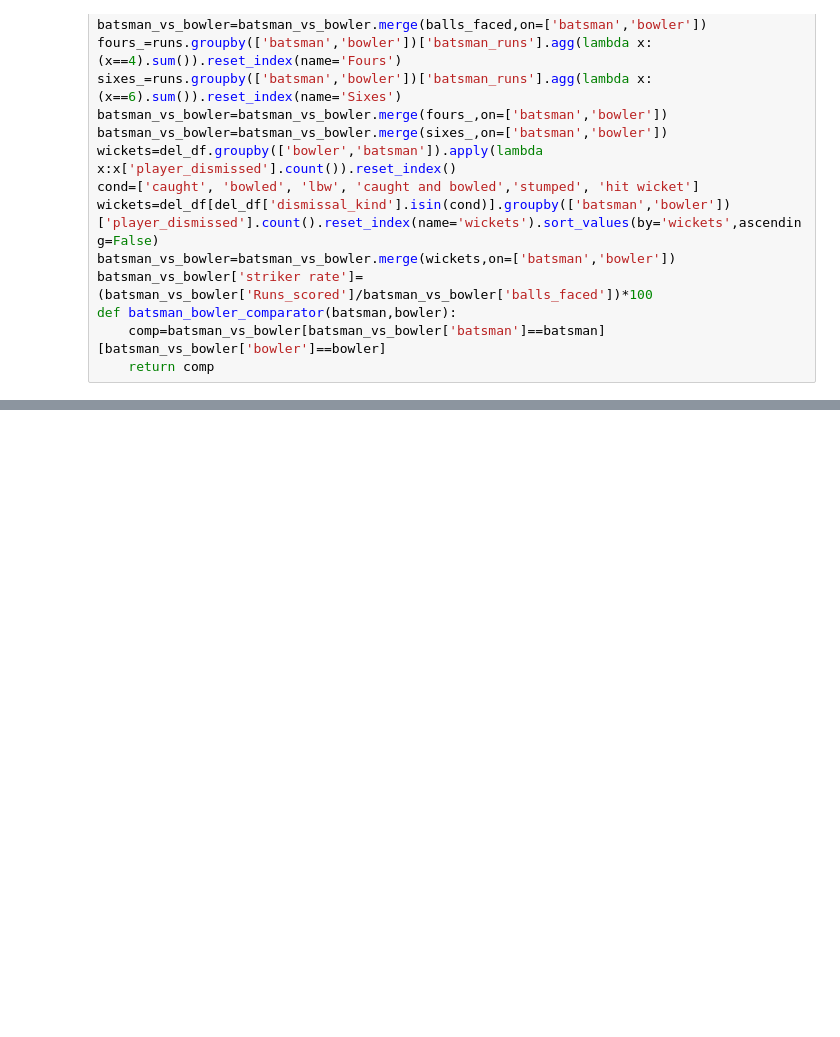
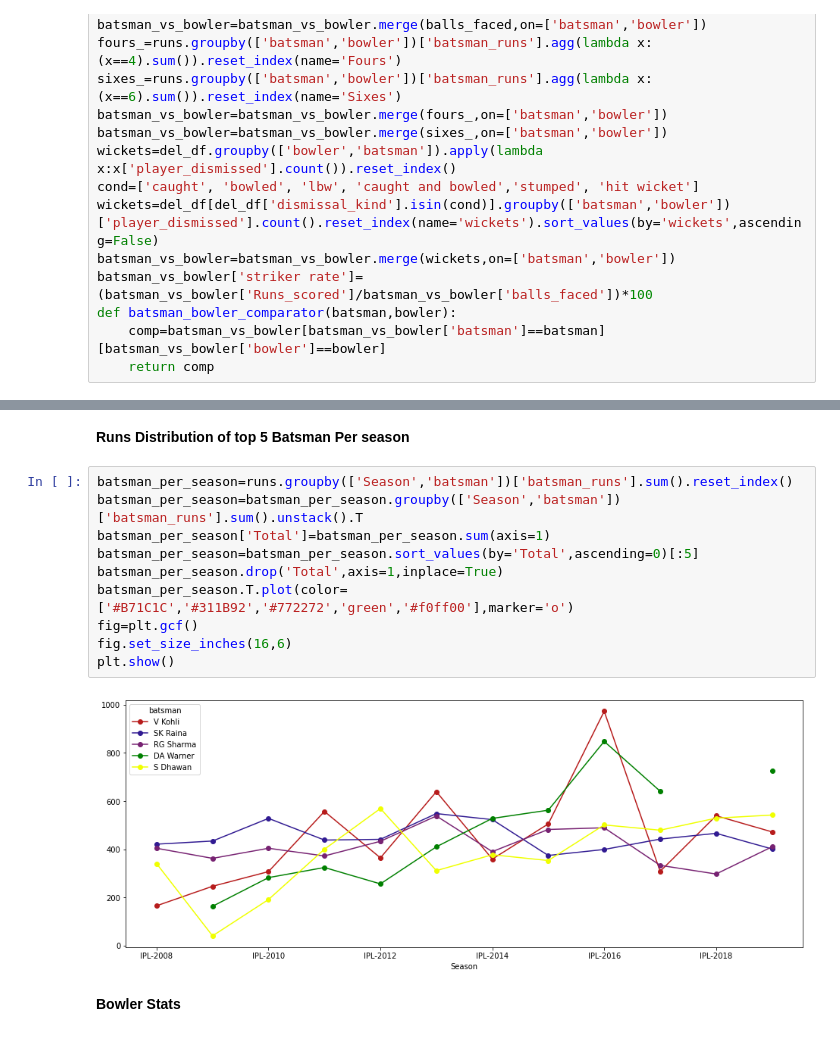
Before and after one commit to Jalpeshv/IPL-Analysis, a Jupyter notebook: IPL_Exploratory_Data_Analysis.ipynb, the cells around one changed output, grey strips where cells are left out. Drawn from its saved outputs; the diff is of its cells as text; blank space fills up the shorter version.

```diff
--- a/IPL_Exploratory_Data_Analysis.ipynb
+++ b/IPL_Exploratory_Data_Analysis.ipynb
@@ -776,0 +813,16 @@ def batsman_bowler_comparator(batsman,bowler):
+# %% [markdown]
+**Runs Distribution of top 5 Batsman Per season**
+# %%
+batsman_per_season=runs.groupby(['Season','batsman'])['batsman_runs'].sum().reset_index()
+batsman_per_season=batsman_per_season.groupby(['Season','batsman'])['batsman_runs'].sum().unstack().T
+batsman_per_season['Total']=batsman_per_season.sum(axis=1)
+batsman_per_season=batsman_per_season.sort_values(by='Total',ascending=0)[:5]
+batsman_per_season.drop('Total',axis=1,inplace=True)
+batsman_per_season.T.plot(color=['#B71C1C','#311B92','#772272','green','#f0ff00'],marker='o')
+fig=plt.gcf()
+fig.set_size_inches(16,6)
+plt.show()
+# %% [output]
+[figure, added]
+# %% [markdown]
+**Bowler Stats**
```
Also changed, not shown: parts of 11 cells of this notebook.
